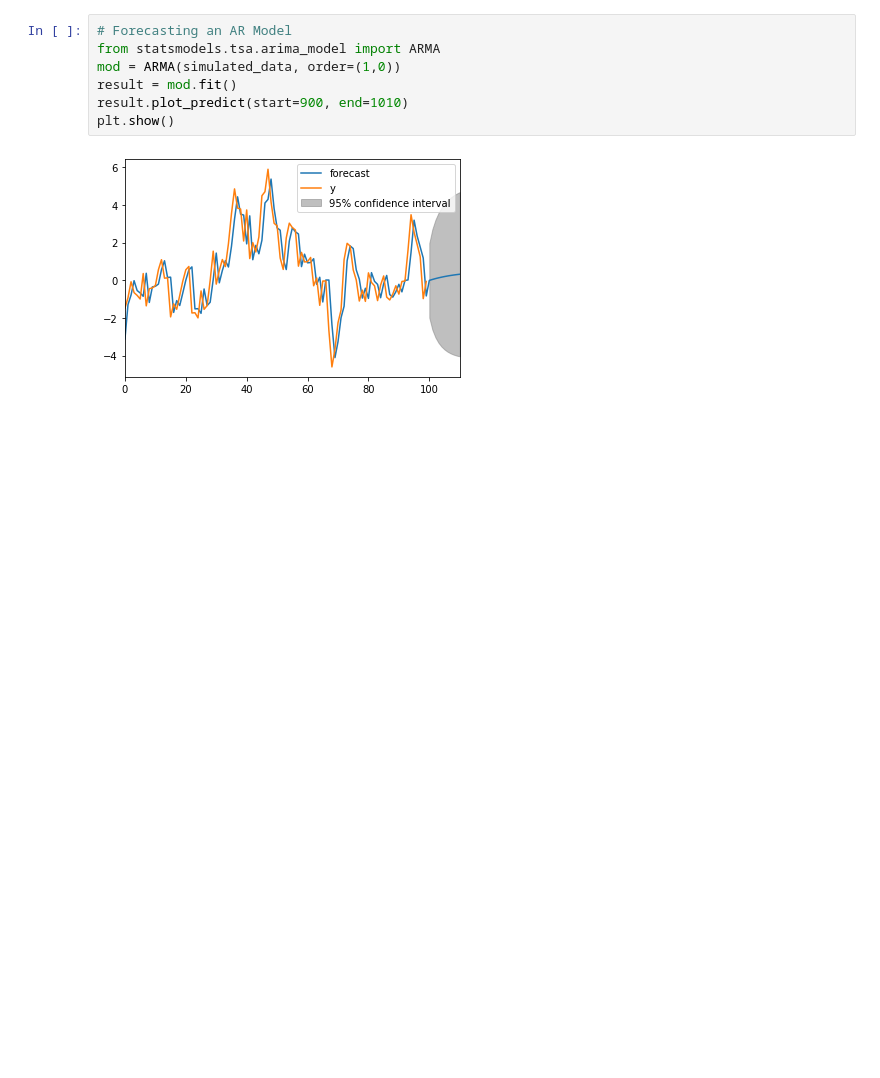
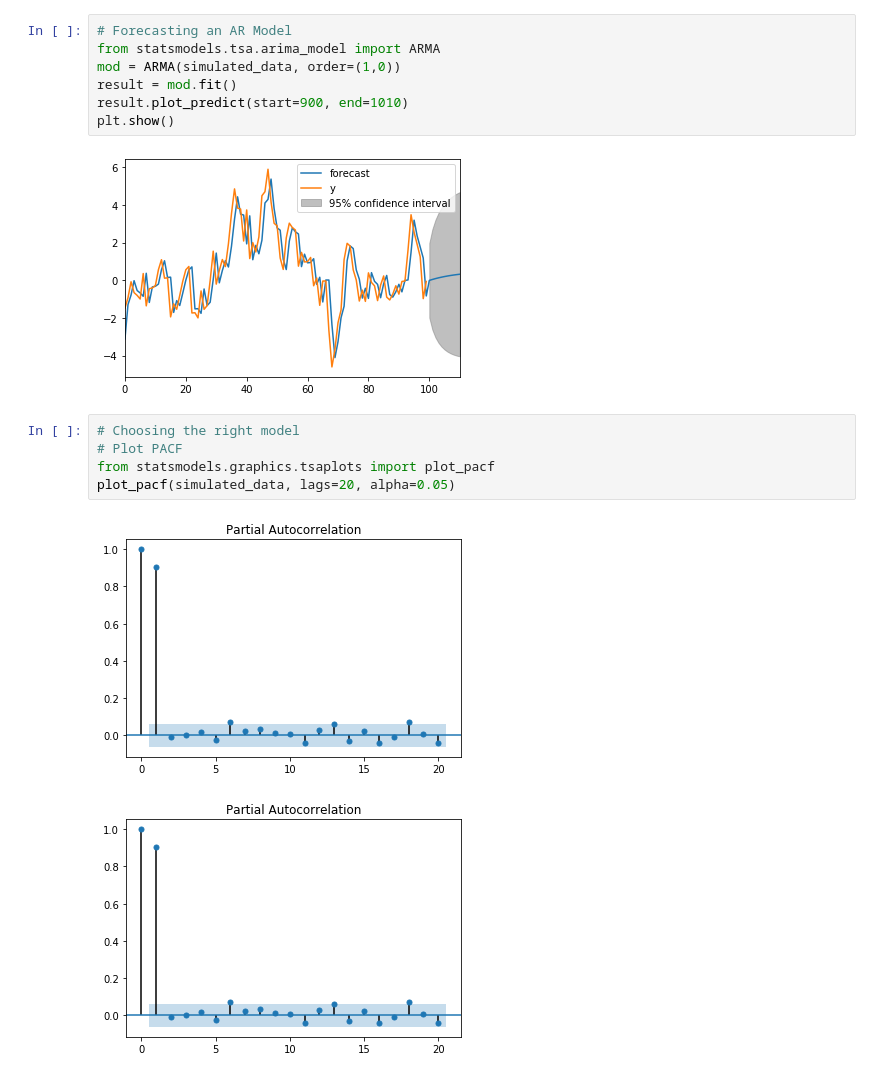
Before and after one commit to RaRhAeu/Time-Series-Analysis, a Jupyter notebook: TSA_snippets.ipynb, the cells around one changed output. Cells and saved outputs as stored; diff of their text form; blank space fills up the shorter version.

```diff
--- a/TSA_snippets.ipynb
+++ b/TSA_snippets.ipynb
@@ -115,3 +114,11 @@ result.plot_predict(start=900, end=1010)
 plt.show()
 # %% [output]
 [figure]
+# %%
+# Choosing the right model
+# Plot PACF
+from statsmodels.graphics.tsaplots import plot_pacf
+plot_pacf(simulated_data, lags=20, alpha=0.05)
+# %% [output]
+[figure, added]
+[figure, added]
```
Also changed, not shown: parts of 10 cells of this notebook.
